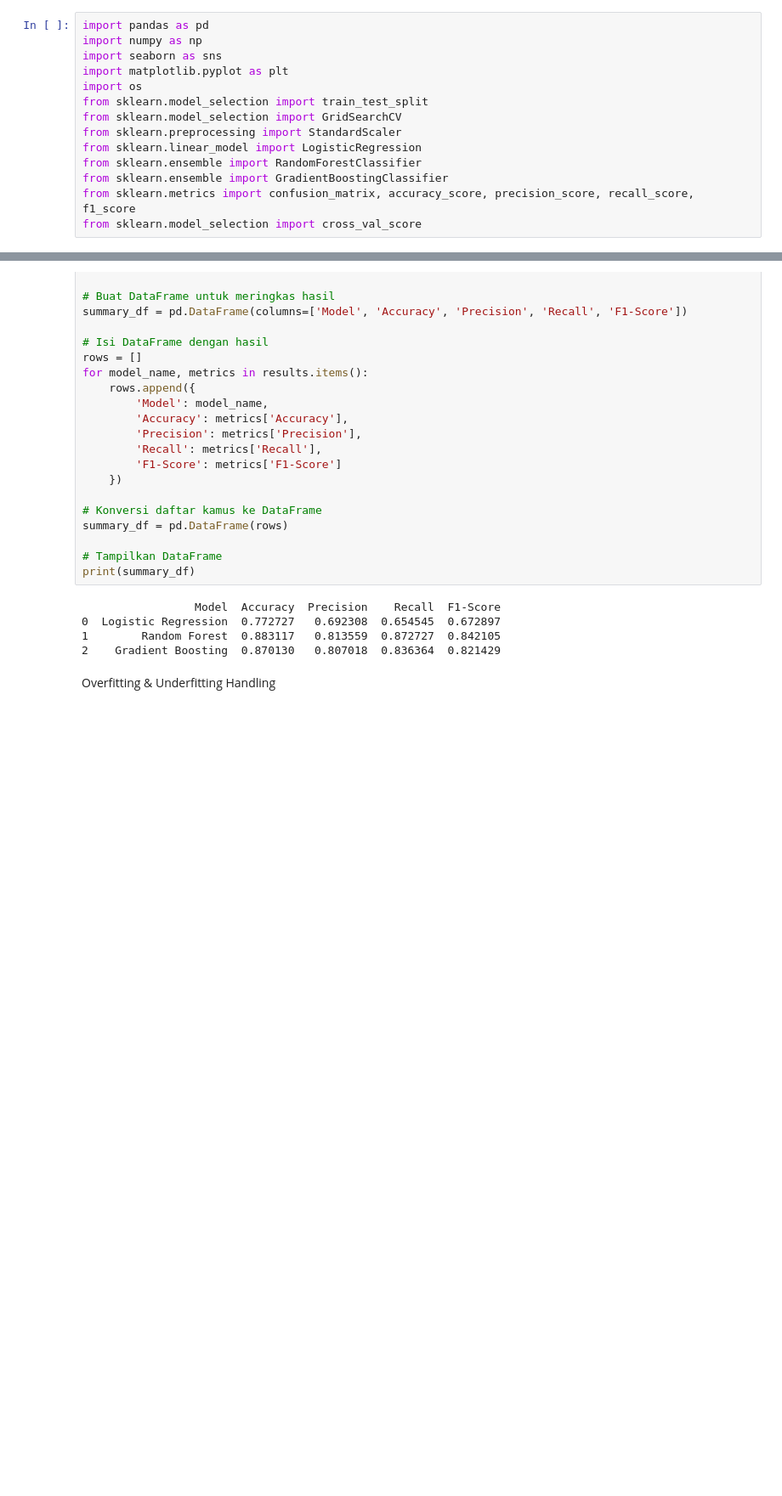
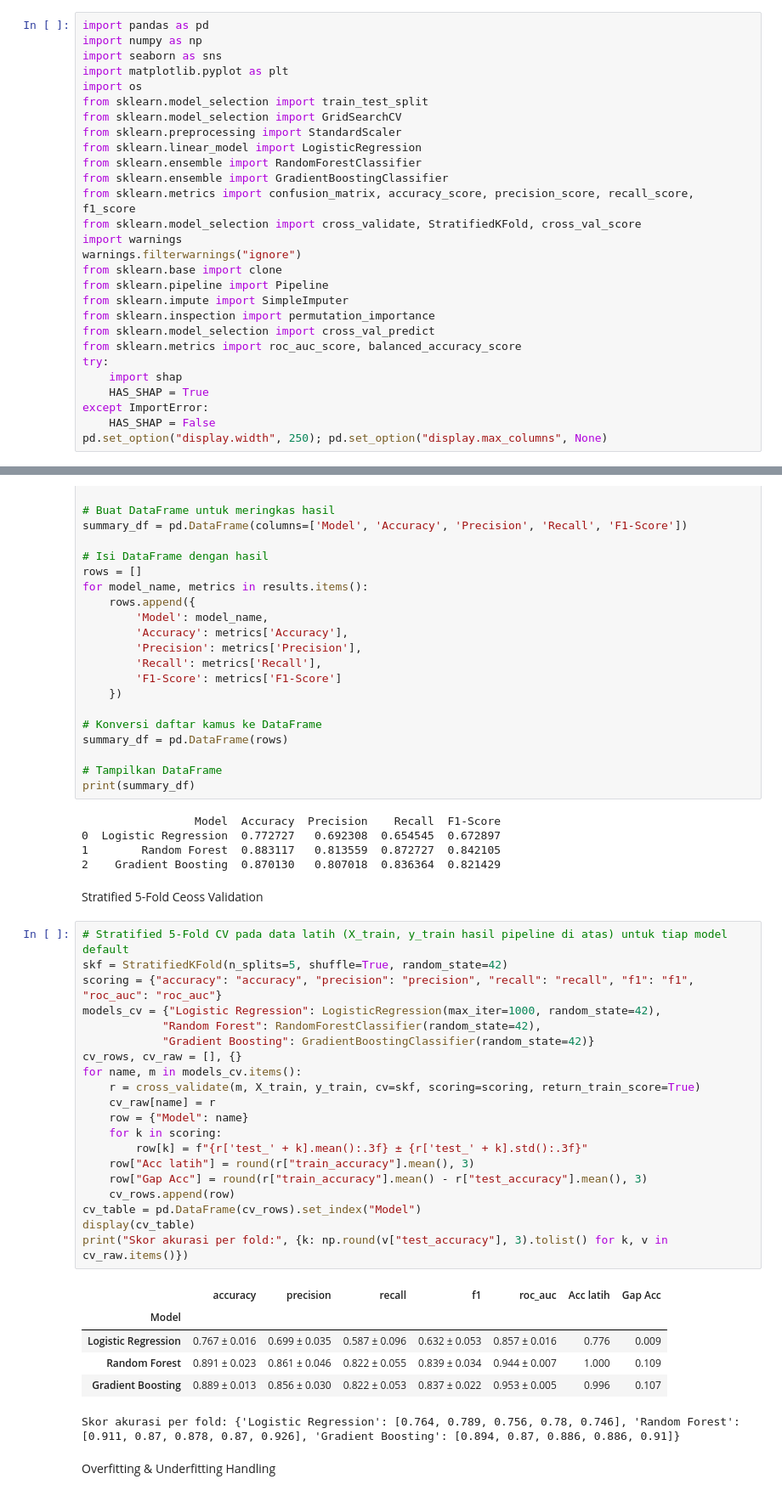
Before and after one commit to RizkyFathurony/PKA_Tugas, a Jupyter notebook: pka.ipynb, the cells around one changed output, grey strips where cells are left out. Shown at 85% size. Saved outputs shown, nothing was run; the diff lists cells and outputs as text; blank space fills up the shorter version.

```diff
--- a/pka.ipynb
+++ b/pka.ipynb
@@ -11,7 +11,21 @@ from sklearn.linear_model import LogisticRegression
 from sklearn.ensemble import RandomForestClassifier
 from sklearn.ensemble import GradientBoostingClassifier
 from sklearn.metrics import confusion_matrix, accuracy_score, precision_score, recall_score, f1_score
-from sklearn.model_selection import cross_val_score
+from sklearn.model_selection import cross_validate, StratifiedKFold, cross_val_score
+import warnings
+warnings.filterwarnings("ignore")
+from sklearn.base import clone
+from sklearn.pipeline import Pipeline
+from sklearn.impute import SimpleImputer
+from sklearn.inspection import permutation_importance
+from sklearn.model_selection import cross_val_predict
+from sklearn.metrics import roc_auc_score, balanced_accuracy_score
+try:
+    import shap
+    HAS_SHAP = True
+except ImportError:
+    HAS_SHAP = False
+pd.set_option("display.width", 250); pd.set_option("display.max_columns", None)
 # %%
 # Baca file CSV
 df = pd.read_csv('diabetes.csv')
@@ -320,6 +336,35 @@ print(summary_df)
 0  Logistic Regression  0.772727   0.692308  0.654545  0.672897
 1        Random Forest  0.883117   0.813559  0.872727  0.842105
 2    Gradient Boosting  0.870130   0.807018  0.836364  0.821429
+# %% [markdown]
+Stratified 5-Fold Ceoss Validation
+# %%
+# Stratified 5-Fold CV pada data latih (X_train, y_train hasil pipeline di atas) untuk tiap model default
+skf = StratifiedKFold(n_splits=5, shuffle=True, random_state=42)
+scoring = {"accuracy": "accuracy", "precision": "precision", "recall": "recall", "f1": "f1", "roc_auc": "roc_auc"}
+models_cv = {"Logistic Regression": LogisticRegression(max_iter=1000, random_state=42),
+            "Random Forest": RandomForestClassifier(random_state=42),
+            "Gradient Boosting": GradientBoostingClassifier(random_state=42)}
+cv_rows, cv_raw = [], {}
+for name, m in models_cv.items():
+    r = cross_validate(m, X_train, y_train, cv=skf, scoring=scoring, return_train_score=True)
+    cv_raw[name] = r
+    row = {"Model": name}
+    for k in scoring:
+        row[k] = f"{r['test_' + k].mean():.3f} ± {r['test_' + k].std():.3f}"
+    row["Acc latih"] = round(r["train_accuracy"].mean(), 3)
+    row["Gap Acc"] = round(r["train_accuracy"].mean() - r["test_accuracy"].mean(), 3)
+    cv_rows.append(row)
+cv_table = pd.DataFrame(cv_rows).set_index("Model")
+display(cv_table)
+print("Skor akurasi per fold:", {k: np.round(v["test_accuracy"], 3).tolist() for k, v in cv_raw.items()})
+# %% [output]
+|  | accuracy | precision | recall | f1 | roc_auc | Acc latih | Gap Acc |
+| Model |  |  |  |  |  |  |  |
+| Logistic Regression | 0.767 ± 0.016 | 0.699 ± 0.035 | 0.587 ± 0.096 | 0.632 ± 0.053 | 0.857 ± 0.016 | 0.776 | 0.009 |
+| Random Forest | 0.891 ± 0.023 | 0.861 ± 0.046 | 0.822 ± 0.055 | 0.839 ± 0.034 | 0.944 ± 0.007 | 1.000 | 0.109 |
+| Gradient Boosting | 0.889 ± 0.013 | 0.856 ± 0.030 | 0.822 ± 0.053 | 0.837 ± 0.022 | 0.953 ± 0.005 | 0.996 | 0.107 |
+Skor akurasi per fold: {'Logistic Regression': [0.764, 0.789, 0.756, 0.78, 0.746], 'Random Forest': [0.911, 0.87, 0.878, 0.87, 0.926], 'Gradient Boosting': [0.894, 0.87, 0.886, 0.886, 0.91]}
 # %% [markdown]
 Overfitting & Underfitting Handling
 # %%
```
Also changed, not shown: parts of 7 cells of this notebook.
